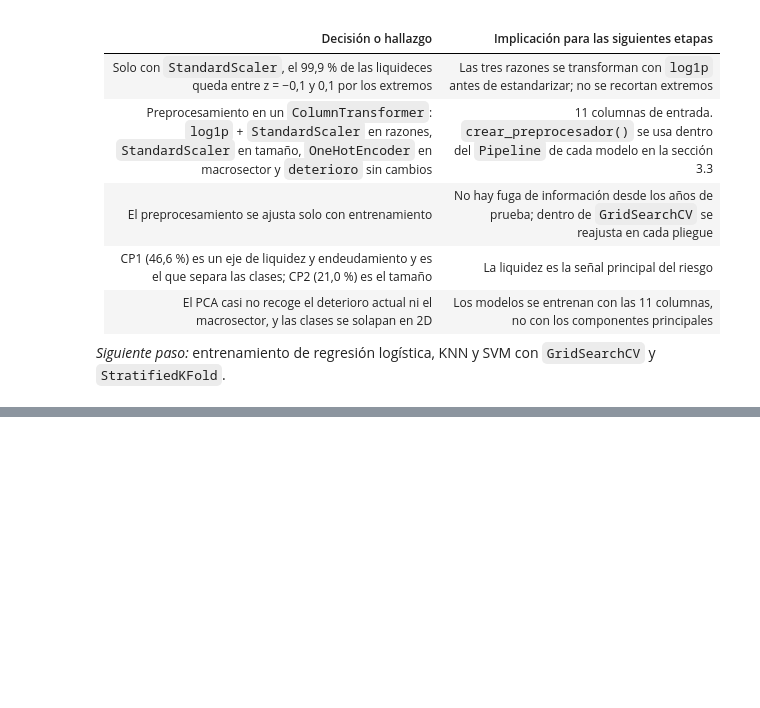
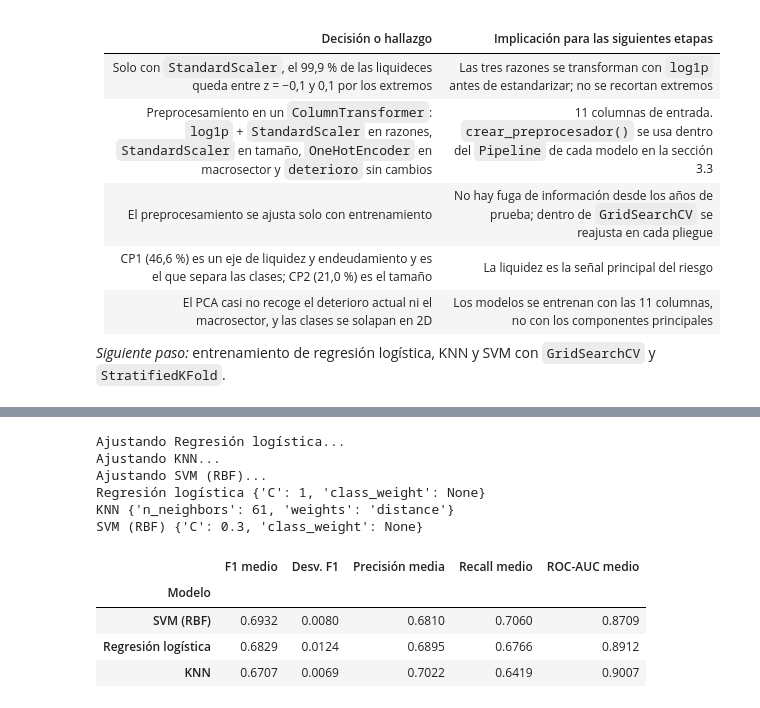
Before and after one commit to JulianHZ711/Final-AnalisisDatos, a Jupyter notebook: notebooks/proyecto_integrador.ipynb, the cells around one changed output, grey strips where cells are left out. Saved outputs shown, nothing was run; the diff lists cells and outputs as text; code cells hidden in the pictures; blank space fills up the shorter version.

```diff
--- a/notebooks/proyecto_integrador.ipynb
+++ b/notebooks/proyecto_integrador.ipynb
@@ -3614,0 +3719,66 @@ deterioro_t1
+# %%
+cv_c11 = StratifiedKFold(n_splits=3, shuffle=True, random_state=42)
+metricas_c11 = {
+    "f1": "f1",
+    "precision": make_scorer(precision_score, zero_division=0),
+    "recall": "recall",
+    "roc_auc": "roc_auc",
+}
+configuraciones_c11 = {
+    "Regresión logística": (
+        LogisticRegression(max_iter=500),
+        {"modelo__C": [0.1, 1, 10], "modelo__class_weight": [None, "balanced"]},
+    ),
+    "KNN": (
+        KNeighborsClassifier(),
+        {"modelo__n_neighbors": [11, 31, 61], "modelo__weights": ["uniform", "distance"]},
+    ),
+    "SVM (RBF)": (
+        SVC(kernel="rbf", cache_size=256),
+        {"modelo__C": [0.3, 1], "modelo__class_weight": [None, "balanced"]},
+    ),
+}
+
+busquedas_c11 = {}
+for nombre, (modelo, parametros) in configuraciones_c11.items():
+    pipeline = Pipeline([
+        ("preprocesamiento", crear_preprocesador()),
+        ("modelo", modelo),
+    ])
+    busqueda = GridSearchCV(
+        pipeline, parametros, scoring=metricas_c11, refit="f1",
+        cv=cv_c11, n_jobs=1, error_score="raise",
+    )
+    print(f"Ajustando {nombre}...", flush=True)
+    busquedas_c11[nombre] = busqueda.fit(X_train_c11, y_train_c11)
+
+modelos_c11 = {nombre: busqueda.best_estimator_ for nombre, busqueda in busquedas_c11.items()}
+filas_cv_c11 = []
+for nombre, busqueda in busquedas_c11.items():
+    resultados = busqueda.cv_results_
+    i = busqueda.best_index_
+    filas_cv_c11.append({
+        "Modelo": nombre,
+        "F1 medio": resultados["mean_test_f1"][i],
+        "Desv. F1": resultados["std_test_f1"][i],
+        "Precisión media": resultados["mean_test_precision"][i],
+        "Recall medio": resultados["mean_test_recall"][i],
+        "ROC-AUC medio": resultados["mean_test_roc_auc"][i],
+    })
+
+comparacion_cv_c11 = pd.DataFrame(filas_cv_c11).set_index("Modelo").sort_values("F1 medio", ascending=False)
+for nombre, busqueda in busquedas_c11.items():
+    print(nombre, {clave.split("__", 1)[1]: valor for clave, valor in busqueda.best_params_.items()})
+comparacion_cv_c11.round(4)
+# %% [output]
+Ajustando Regresión logística...
+Ajustando KNN...
+Ajustando SVM (RBF)...
+Regresión logística {'C': 1, 'class_weight': None}
+KNN {'n_neighbors': 61, 'weights': 'distance'}
+SVM (RBF) {'C': 0.3, 'class_weight': None}
+|  | F1 medio | Desv. F1 | Precisión media | Recall medio | ROC-AUC medio |
+| Modelo |  |  |  |  |  |
+| SVM (RBF) | 0.6932 | 0.0080 | 0.6810 | 0.7060 | 0.8709 |
+| Regresión logística | 0.6829 | 0.0124 | 0.6895 | 0.6766 | 0.8912 |
+| KNN | 0.6707 | 0.0069 | 0.7022 | 0.6419 | 0.9007 |
```
Also changed, not shown: parts of 6 cells of this notebook.
